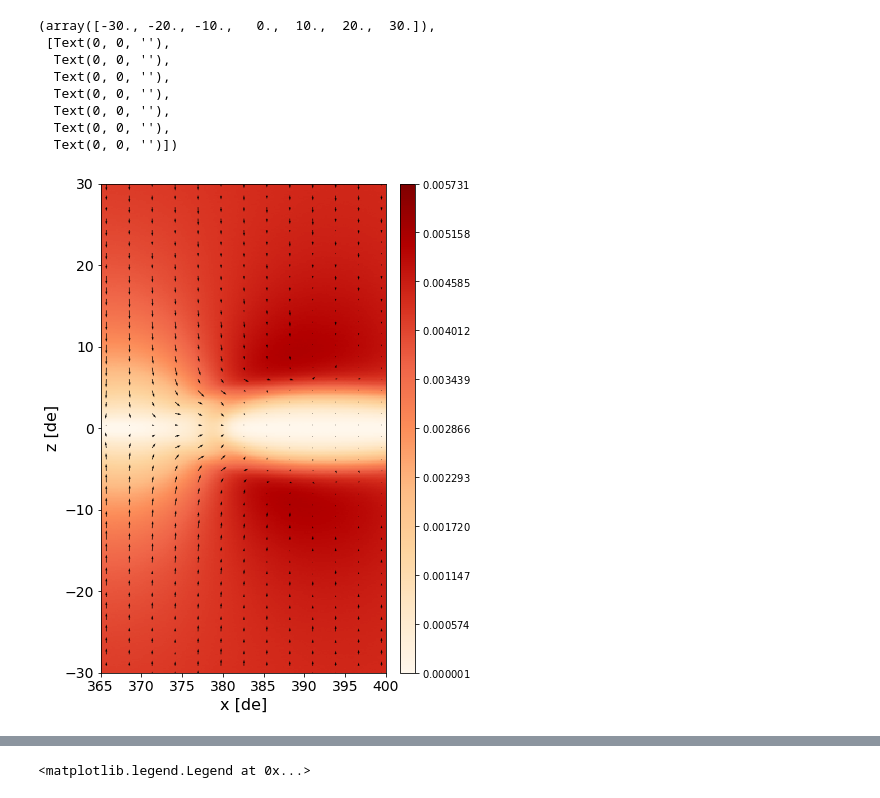
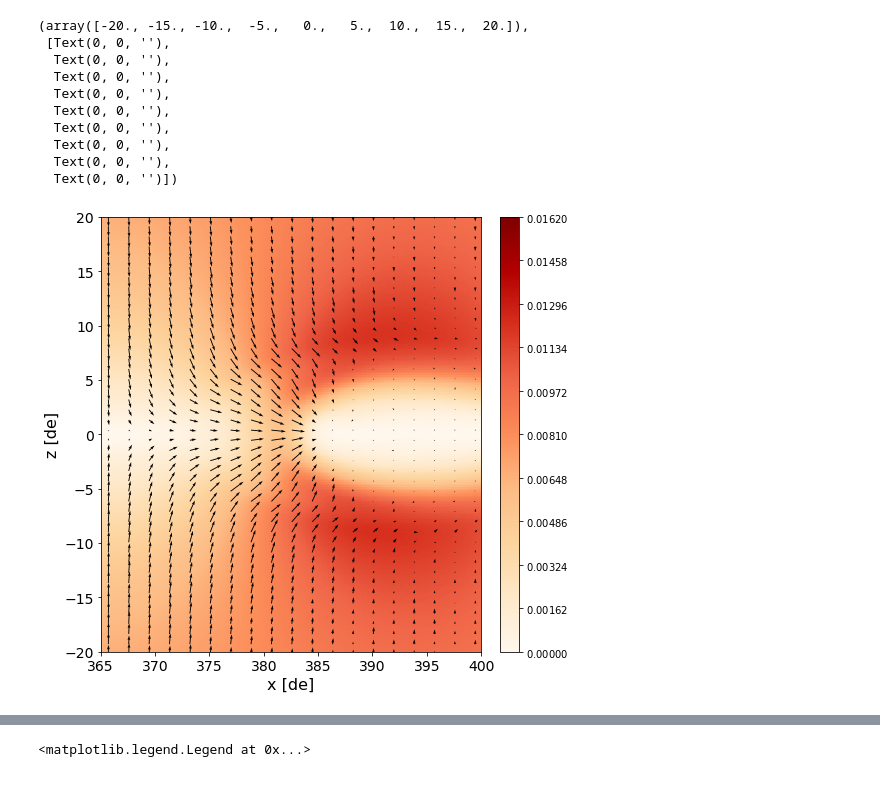
Before and after one commit to d0118dominic/notebooks, a Jupyter notebook: Rx_Evolution_JGR.ipynb, the cells around one changed output, grey strips where cells are left out. Cells and saved outputs as stored; diff of their text form; code cells hidden in the pictures.

```diff
--- a/Rx_Evolution_JGR.ipynb
+++ b/Rx_Evolution_JGR.ipynb
@@ -641,18 +831,3 @@ The get_rows_columns function was deprecated in Matplotlib 3.3 and will be remov
 # %%
-
-viscid.calculator.evaluator.enabled = True
-#v = S['v']
-#speed = viscid.magnitude(v)
-#lw = 4 * speed / speed.max()
-
-
-#fld = fld['y=0j']
-
-#vlt.plot(E_prime['x'], cmap = "seismic", symmetric = "True",cbarlabel="S")
-vlt.plot(S['x'], cmap = "seismic", symmetric = "True",cbarlabel="S")
-fnt=15
-plt.axis("image")
-plt.xlim(340,400)
-plt.ylim(-30,30)
-plt.xlabel("x [de]", fontsize=fnt)
-plt.ylabel("z [de]", fontsize=fnt)
+#setscale=12*max(ve)
+setscale = 10*max(S)
@@ -662,38 +834,47 @@ Text(0, 0.5, 'z [de]')
 # %%
 # Vector Plotting
 
-plt.figure(figsize=(30, 9))
+
 cut = 'x=::6, z=::3'
-step = 3
+step = 2
 
 fnt = 14
+plt.figure(figsize=(8,8))
+vlt.plot(uB/(4*np.pi), cmap = "OrRd",cbarlabel= " ", clim=(0,0.0162))
+#vlt.plot(Ti, cmap = "OrRd",cbarlabel= " ", clim=(0,0.9))
 
-vlt.plot(uB/(8*np.pi), cmap = "OrRd",cbarlabel= " ")
 
 #vlt.plot(E_prime['y'], cmap = "seismic", symmetric=True,cbarlabel= " ")
 
-_S_ = vlt.plot2d_quiver(S[cut],step = step ,scale = 8*max(S), linewidth=0, color = 'k')
-#_E_ = vlt.plot2d_quiver(E[cut],step = step ,scale = 10*max(E), linewidth=50, color = 'r')
-_#B_ = vlt.plot2d_quiver(B[cut],step = step ,scale = 24*max(B), linewidth=50, color = 'b')
+_S_ = vlt.plot2d_quiver(S[cut],step = step ,scale = setscale, linewidth=0, color = 'k')
+#_E_ = vlt.plot2d_quiver(E[cut],step = step ,scale = 12*max(E), linewidth=50, color = 'r')
+#_B_ = vlt.plot2d_quiver(B[cut],step = step ,scale = 24*max(B), linewidth=50, color = 'b')
+#_ve_ = vlt.plot2d_quiver(ve[cut],step = step ,scale = 12*max(ve), linewidth=50, color = 'k')
+#_ve_ = vlt.plot2d_quiver(ve[cut],step = step ,scale = setscale, linewidth=50, color = 'k')
+#_vi_ = vlt.plot2d_quiver(vi[cut],step = step ,scale = 12*max(ve), linewidth=50, color = 'r')
+
 
 plt.axis("image")
 plt.xlim(365,400)
-plt.ylim(-30,30)
+plt.ylim(-20,20)
 plt.xlabel("x [de]", fontsize=fnt+2)
 plt.ylabel("z [de]", fontsize=fnt+2)
+
 
 plt.xticks(fontsize=fnt)
 plt.yticks(fontsize=fnt)
 
 #vlt.auto_adjust_subplots()
 # %% [output]
-(array([-30., -20., -10.,   0.,  10.,  20.,  30.]),
+(array([-20., -15., -10.,  -5.,   0.,   5.,  10.,  15.,  20.]),
  [Text(0, 0, ''),
   Text(0, 0, ''),
   Text(0, 0, ''),
   Text(0, 0, ''),
   Text(0, 0, ''),
   Text(0, 0, ''),
+  Text(0, 0, ''),
+  Text(0, 0, ''),
   Text(0, 0, '')])
-[figure, old version]
+[figure, new version]
 # %%
```
Also changed, not shown: parts of 17 cells of this notebook.
